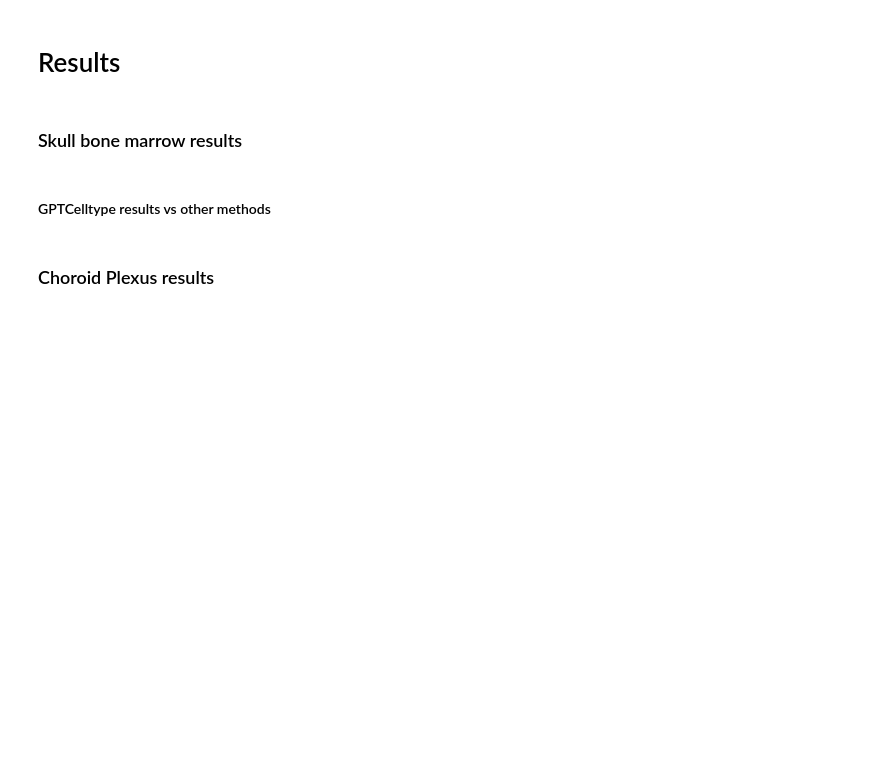
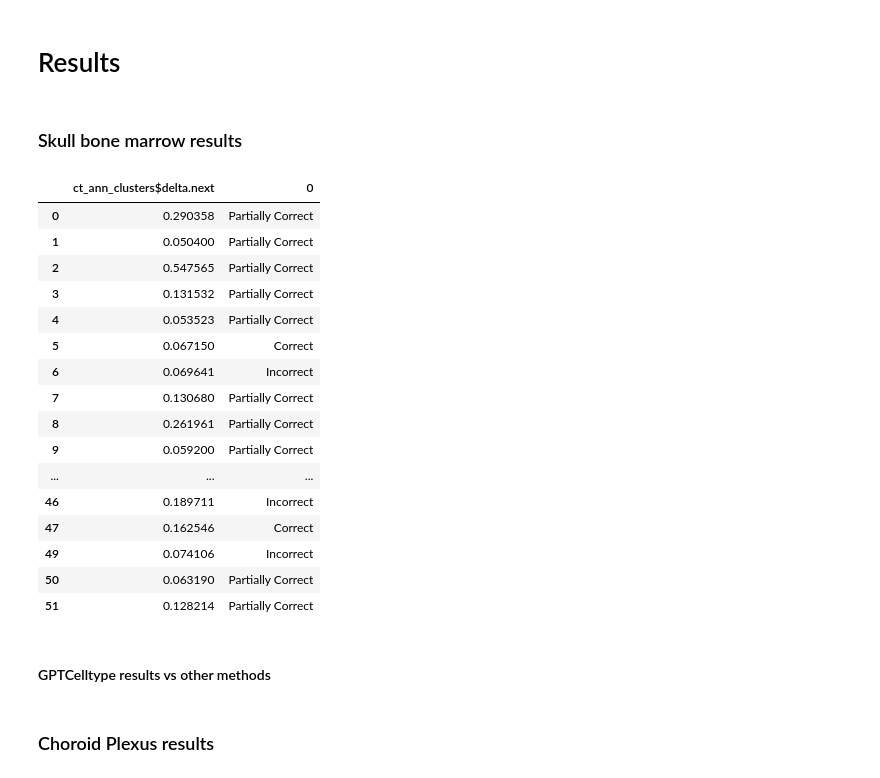
Before and after one commit to gabriel-dval/scRNA_annotation, a Jupyter notebook: src/plot_figures.ipynb, the cells around one changed output. Cells and saved outputs as stored; diff of their text form; code cells hidden in the pictures; blank space fills up the shorter version.

```diff
--- a/src/plot_figures.ipynb
+++ b/src/plot_figures.ipynb
@@ -14,3 +14,42 @@ import os
 # Results
 # %% [markdown]
 ### Skull bone marrow results
+# %%
+# Single R confidence scores
+# Acuracy
+results = [1,1,1,1,1,2,0,1,1,1,1,1,1,1,1,1,2,2,1,1,1,1,1,2,1,1,2,0,0,1,1,1,1,1,4,0,2,1,2,2,2,1,0,0,1,1,0,2,4,0,1,1,4]
+groups = {1 : 'Partially Correct',
+          2 : 'Correct',
+          0 : 'Incorrect',
+          4 : 'Unknown'}
+result_names = [groups[i] for i in results]
+
+
+# Delta next
+delta_next = pd.read_csv('../../SingleR/results/sbm_singleR_deltanext_mATLAS_droplet.csv')
+
+# Full
+df = pd.concat([delta_next, pd.Series(result_names)], axis=1)
+df
+
+# Remove unknown
+df = df[df[0] != 'Unknown']
+df
+# %% [output]
+|  | ct_ann_clusters$delta.next | 0 |
+| 0 | 0.290358 | Partially Correct |
+| 1 | 0.050400 | Partially Correct |
+| 2 | 0.547565 | Partially Correct |
+| 3 | 0.131532 | Partially Correct |
+| 4 | 0.053523 | Partially Correct |
+| 5 | 0.067150 | Correct |
+| 6 | 0.069641 | Incorrect |
+| 7 | 0.130680 | Partially Correct |
+| 8 | 0.261961 | Partially Correct |
+| 9 | 0.059200 | Partially Correct |
+| ... | ... | ... |
+| 46 | 0.189711 | Incorrect |
+| 47 | 0.162546 | Correct |
+| 49 | 0.074106 | Incorrect |
+| 50 | 0.063190 | Partially Correct |
+| 51 | 0.128214 | Partially Correct |
```
Also changed, not shown: parts of 3 cells of this notebook.
